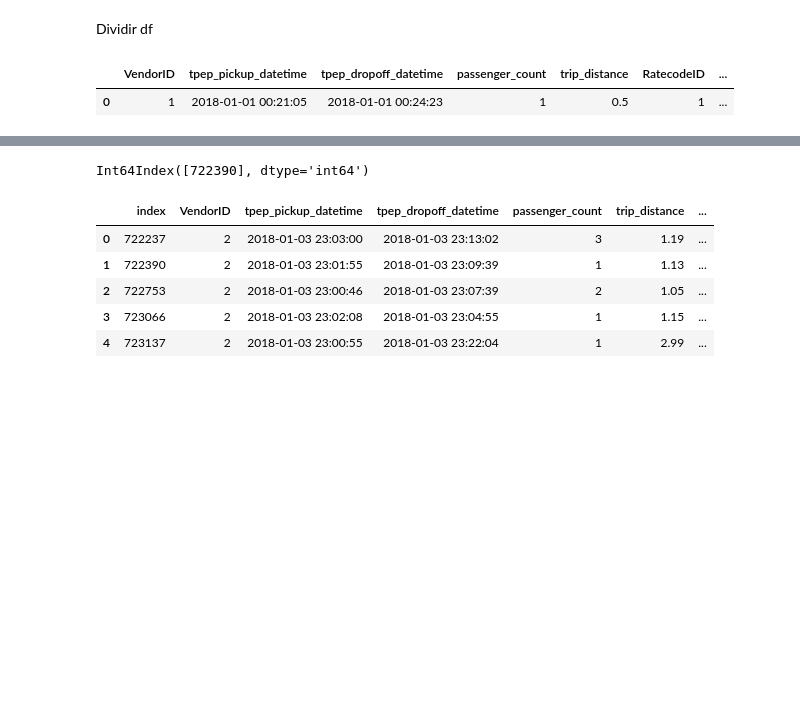
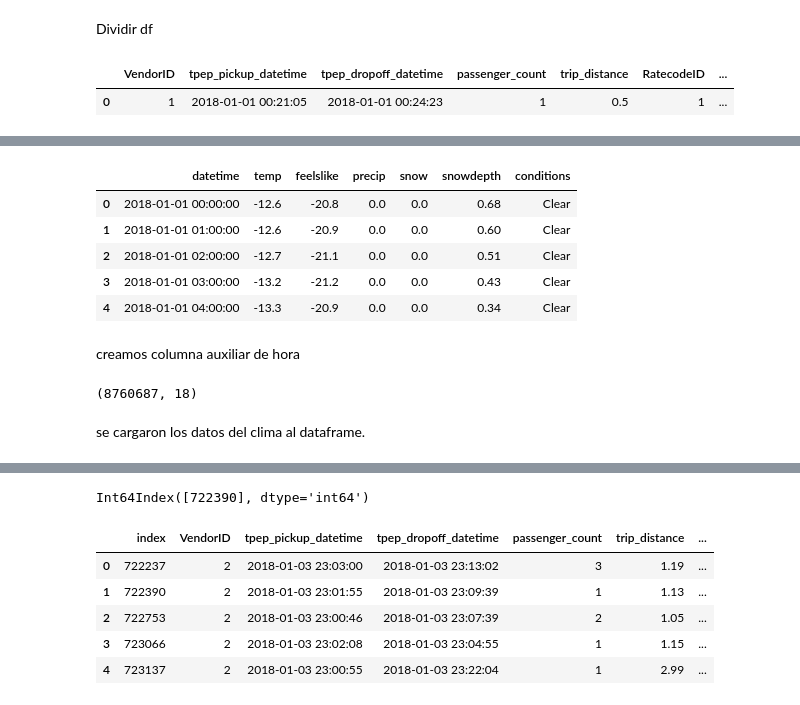
Before and after one commit to manusza/Proyecto-Taxis-NYC, a Jupyter notebook: taxis.ipynb, the cells around one changed output, grey strips where cells are left out. Drawn from its saved outputs; the diff is of its cells as text; code cells hidden in the pictures; blank space fills up the shorter version.

```diff
--- a/taxis.ipynb
+++ b/taxis.ipynb
@@ -112,0 +125,16 @@ df2 = df.head(10)
+# %%
+clima = pd.read_csv("C:/Users/andre/OneDrive/Escritorio/proyecto final 3/Proyecto-Taxis-NYC/new york 2018-01-01 to 2018-02-01.csv")
+clima.drop(columns=["name","dew","humidity","precipprob","preciptype","severerisk","uvindex","icon","stations"], inplace=True)
+clima.drop(columns=["windgust","windspeed","winddir","sealevelpressure","cloudcover","visibility","solarradiation","solarenergy"], inplace=True)
+clima["datetime"]=[x.replace('T'," ") for x in clima["datetime"]]
+# %%
+clima.head()
+# %% [output]
+|  | datetime | temp | feelslike | precip | snow | snowdepth | conditions |
+| 0 | 2018-01-01 00:00:00 | -12.6 | -20.8 | 0.0 | 0.0 | 0.68 | Clear |
+| 1 | 2018-01-01 01:00:00 | -12.6 | -20.9 | 0.0 | 0.0 | 0.60 | Clear |
+| 2 | 2018-01-01 02:00:00 | -12.7 | -21.1 | 0.0 | 0.0 | 0.51 | Clear |
+| 3 | 2018-01-01 03:00:00 | -13.2 | -21.2 | 0.0 | 0.0 | 0.43 | Clear |
+| 4 | 2018-01-01 04:00:00 | -13.3 | -20.9 | 0.0 | 0.0 | 0.34 | Clear |
+# %% [markdown]
+creamos columna auxiliar de hora
@@ -112,0 +148,6 @@ df2 = df.head(10)
+# %%
+df_Impar.shape
+# %% [output]
+(8760687, 18)
+# %% [markdown]
+se cargaron los datos del clima al dataframe.
```
Also changed, not shown: parts of 25 cells of this notebook, 4 other files.
